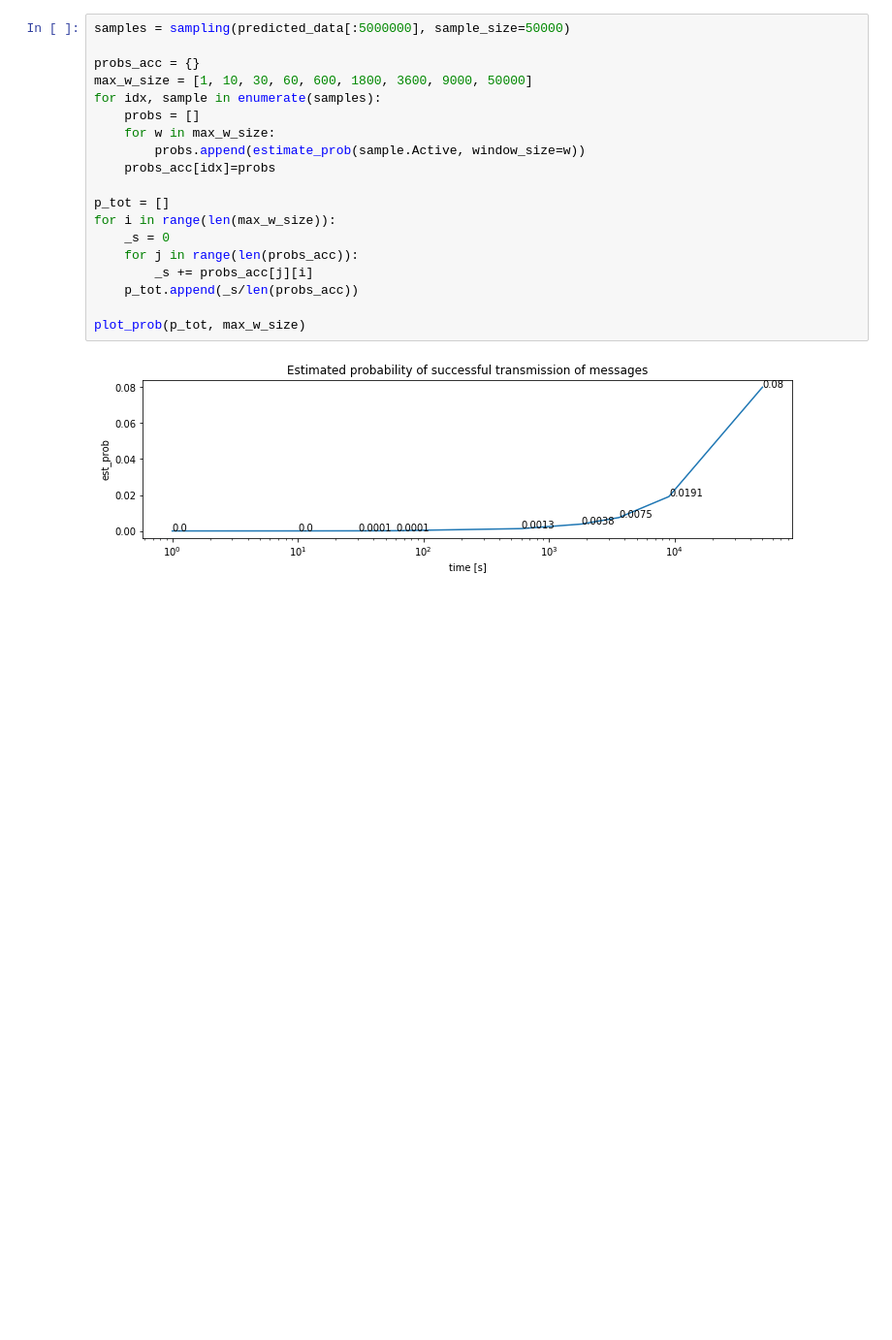
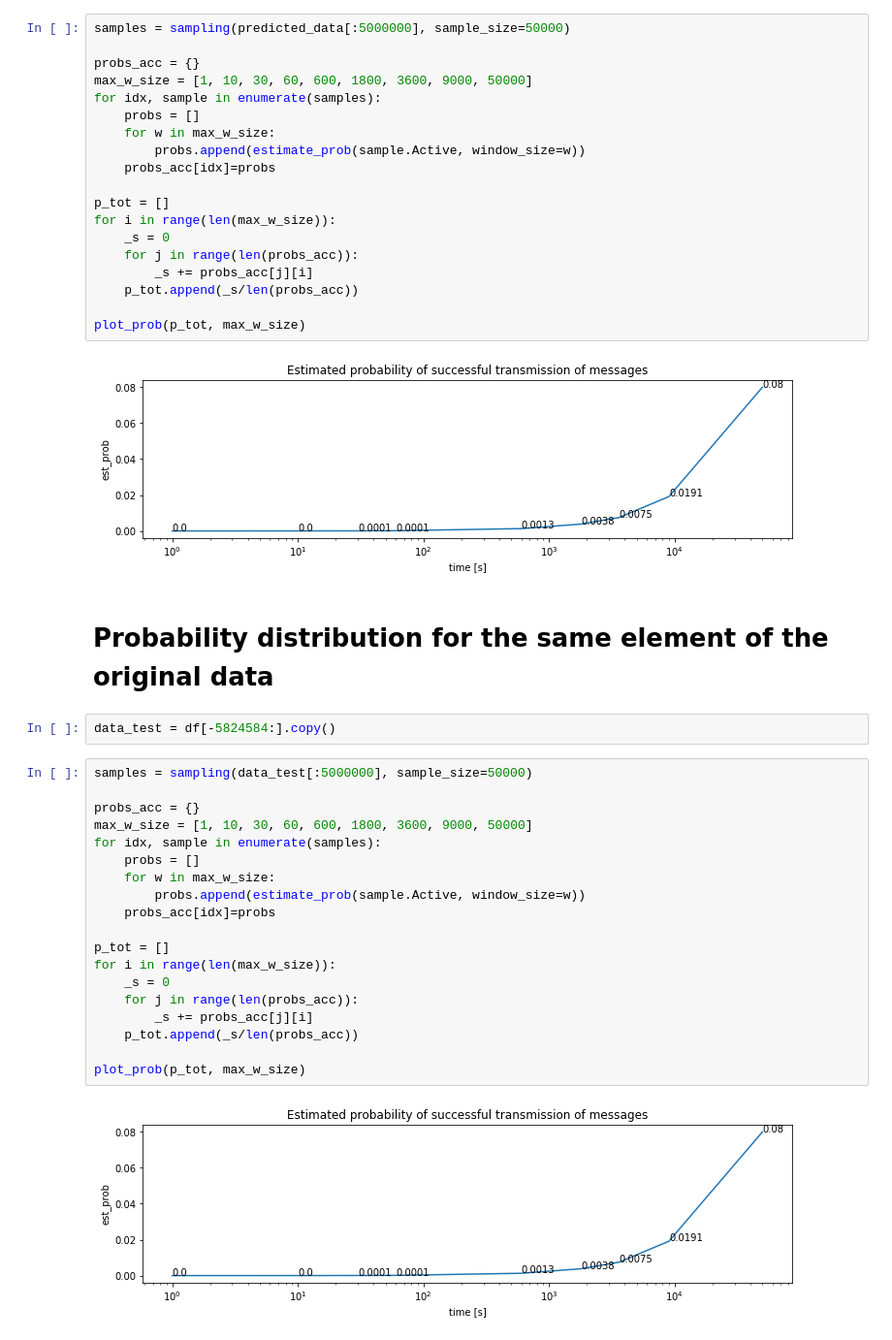
Before and after one commit to akapet00/lora-time-series, a Jupyter notebook: notebooks/02-inference.ipynb, the cells around one changed output. Shown at 97% size. Cells and saved outputs as stored; diff of their text form; blank space fills up the shorter version.

Commit message:
evaluation estimating func on test data

```diff
--- a/notebooks/02-inference.ipynb
+++ b/notebooks/02-inference.ipynb
@@ -236,3 +236,28 @@ for i in range(len(max_w_size)):
 plot_prob(p_tot, max_w_size)
 # %% [output]
 [figure]
+# %% [markdown]
+# Probability distribution for the same element of the original data
+# %%
+data_test = df[-5824584:].copy()
+# %%
+samples = sampling(data_test[:5000000], sample_size=50000)
+
+probs_acc = {}
+max_w_size = [1, 10, 30, 60, 600, 1800, 3600, 9000, 50000]
+for idx, sample in enumerate(samples):
+    probs = []
+    for w in max_w_size:
+        probs.append(estimate_prob(sample.Active, window_size=w))
+    probs_acc[idx]=probs
+
+p_tot = []
+for i in range(len(max_w_size)):
+    _s = 0
+    for j in range(len(probs_acc)):
+        _s += probs_acc[j][i]
+    p_tot.append(_s/len(probs_acc))
+
+plot_prob(p_tot, max_w_size)
+# %% [output]
+[figure, added]
```
Also changed, not shown: 1 other file.
